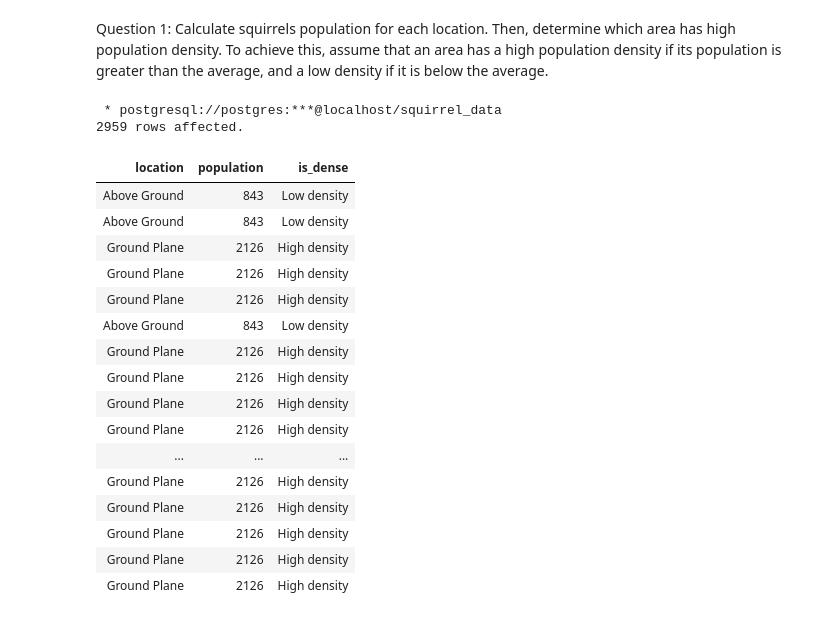
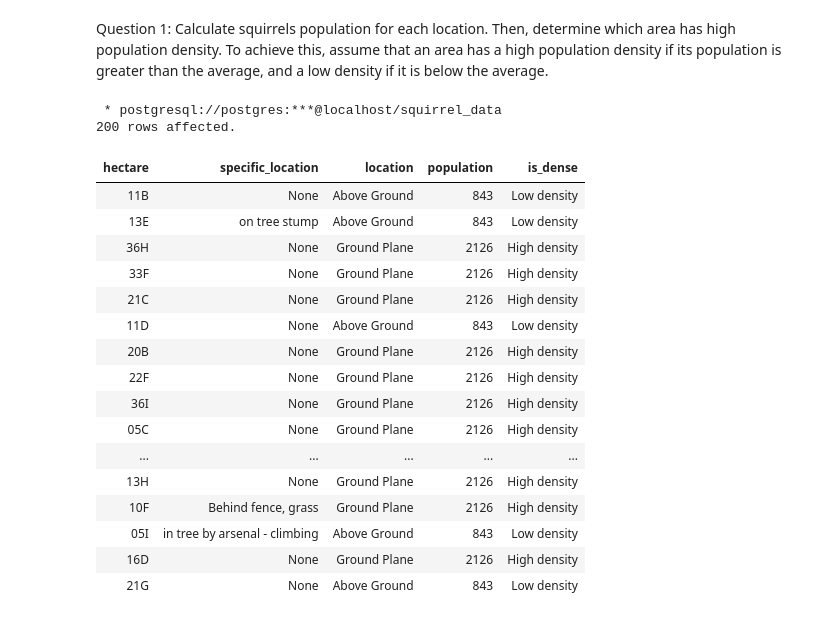
Before and after one commit to ValRudyka/squirrel_census, a Jupyter notebook: analysis.ipynb, the cells around one changed output. Drawn from its saved outputs; the diff is of its cells as text; code cells hidden in the pictures.

```diff
--- a/analysis.ipynb
+++ b/analysis.ipynb
@@ -11,42 +11,43 @@ and a low density if it is below the average.
 # %%
 %%sql
 WITH populations AS (
     SELECT
         l.location,
         COUNT(s.unique_squirrel_id) AS population
     FROM squirrels AS s
     INNER JOIN locations AS l
     ON s.unique_squirrel_id = l.unique_squirrel_id
     GROUP BY l.location
 )
 
 SELECT
     l.hectare,
     l.specific_location,
     l.location,
     p.population,
     CASE WHEN p.population >= (SELECT AVG(population) FROM populations) THEN 'High density'
             ELSE 'Low density' END AS is_dense
 FROM locations AS l
 INNER JOIN populations AS p
-ON l.location = p.location;
+ON l.location = p.location
+LIMIT 200;
 # %% [output]
  * postgresql://postgres:***@localhost/squirrel_data
-2959 rows affected.
+200 rows affected.
-| location | population | is_dense |
-| Above Ground | 843 | Low density |
-| Above Ground | 843 | Low density |
-| Ground Plane | 2126 | High density |
-| Ground Plane | 2126 | High density |
-| Ground Plane | 2126 | High density |
-| Above Ground | 843 | Low density |
-| Ground Plane | 2126 | High density |
-| Ground Plane | 2126 | High density |
-| Ground Plane | 2126 | High density |
-| Ground Plane | 2126 | High density |
-| ... | ... | ... |
-| Ground Plane | 2126 | High density |
-| Ground Plane | 2126 | High density |
-| Ground Plane | 2126 | High density |
-| Ground Plane | 2126 | High density |
-| Ground Plane | 2126 | High density |
+| hectare | specific_location | location | population | is_dense |
+| 11B | None | Above Ground | 843 | Low density |
+| 13E | on tree stump | Above Ground | 843 | Low density |
+| 36H | None | Ground Plane | 2126 | High density |
+| 33F | None | Ground Plane | 2126 | High density |
+| 21C | None | Ground Plane | 2126 | High density |
+| 11D | None | Above Ground | 843 | Low density |
+| 20B | None | Ground Plane | 2126 | High density |
+| 22F | None | Ground Plane | 2126 | High density |
+| 36I | None | Ground Plane | 2126 | High density |
+| 05C | None | Ground Plane | 2126 | High density |
+| ... | ... | ... | ... | ... |
+| 13H | None | Ground Plane | 2126 | High density |
+| 10F | Behind fence, grass | Ground Plane | 2126 | High density |
+| 05I | in tree by arsenal - climbing | Above Ground | 843 | Low density |
+| 16D | None | Ground Plane | 2126 | High density |
+| 21G | None | Above Ground | 843 | Low density |
```
Also changed, not shown: parts of 2 cells of this notebook.
